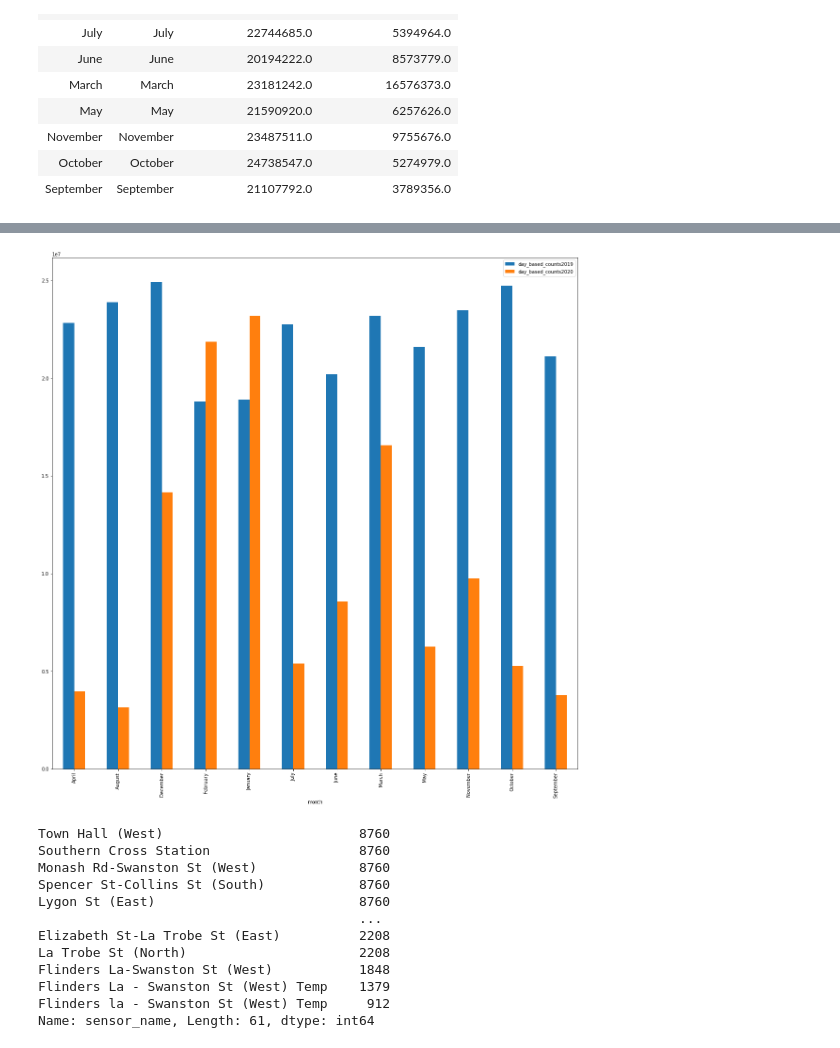
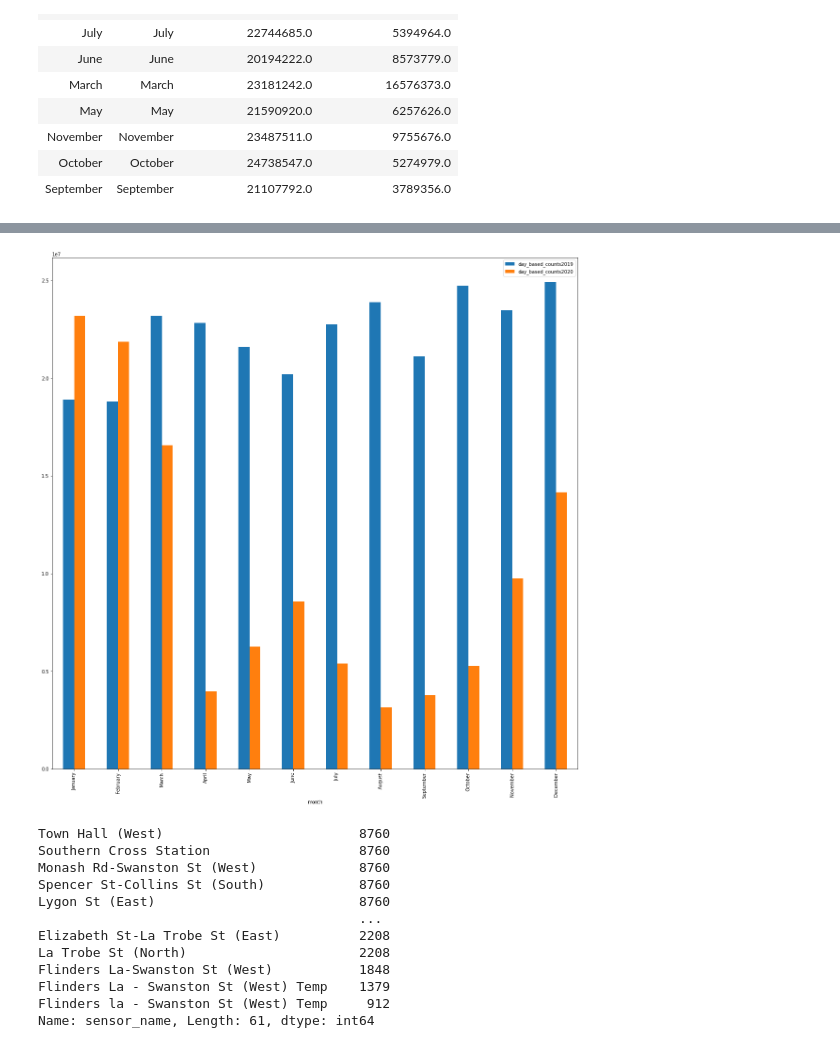
Before and after one commit to James-Akerman/covid19-melbourne-pedestrian-activity-analysis, a Jupyter notebook: testAPI.ipynb, the cells around one changed output, grey strips where cells are left out. Saved outputs shown, nothing was run; the diff lists cells and outputs as text; code cells hidden in the pictures.

Commit message:
month sort fixed

```diff
--- a/testAPI.ipynb
+++ b/testAPI.ipynb
@@ -233,4 +233,7 @@ Name: day_based_counts2020, dtype: float64
 # %%
 month_count2019_20_df=merged_2019_2020_df.groupby(["month"])["day_based_counts2019","day_based_counts2020"].sum()
 month_count2019_20_df.head()
-df=month_count2019_20_df.reset_index()
+df=month_count2019_20_df
+# %%
+
+df=df.reset_index()
@@ -254,3 +272,5 @@ df
 | November | November | 23487511.0 | 9755676.0 |
 | October | October | 24738547.0 | 5274979.0 |
 | September | September | 21107792.0 | 3789356.0 |
+# %%
+df=df.sort_index().reset_index(drop=True)
@@ -257,7 +293,7 @@ df
 # %%
-b1=month_count2019_20_df.plot(kind="bar",figsize=[20,20])
+b1=df.plot(x="month",kind="bar",figsize=[20,20])
 # %% [output]
-[figure, old version]
+[figure, new version]
 # %%
 fig = b1.get_figure()
 fig.savefig('2019_2020Bar.png')
```
Also changed, not shown: parts of 3 cells of this notebook.
